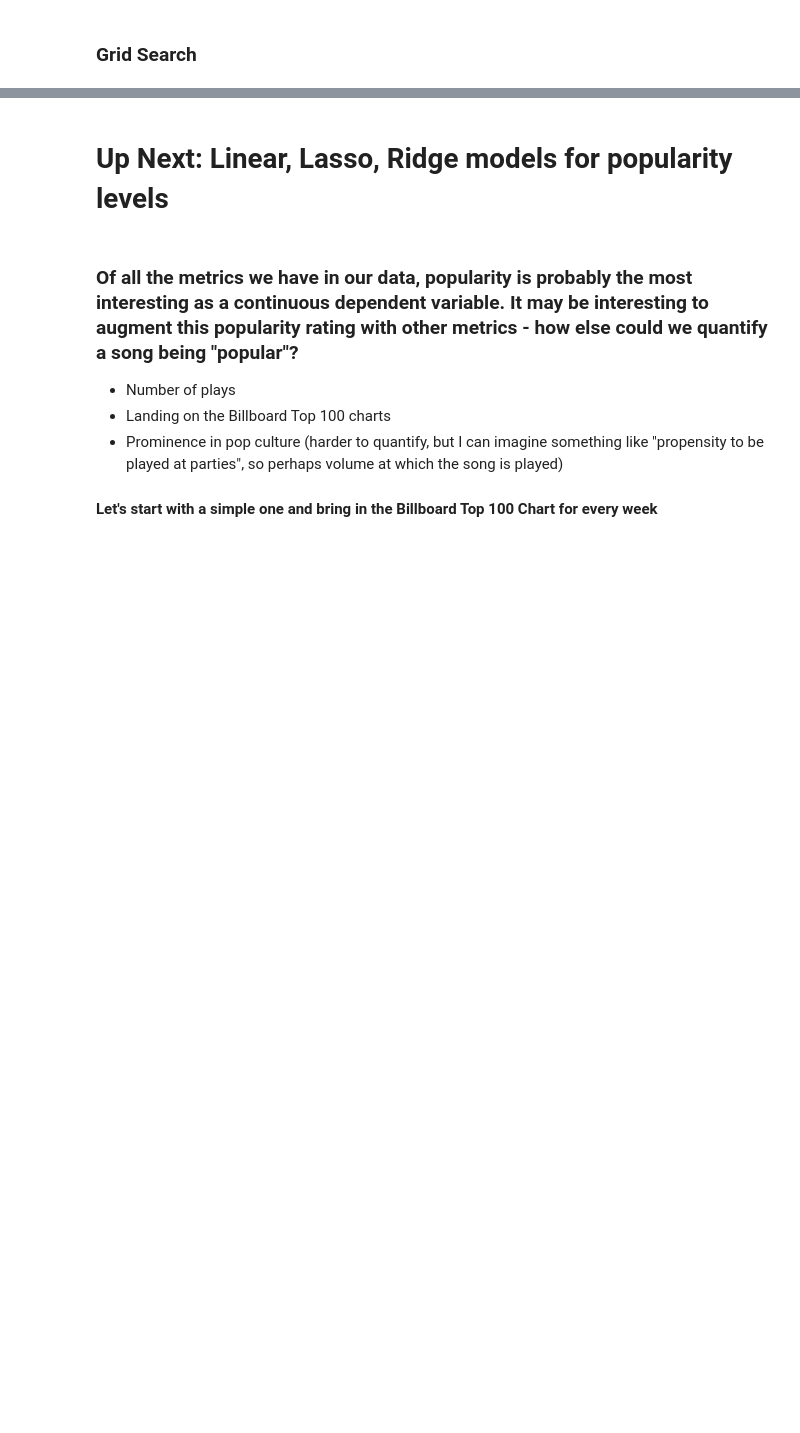
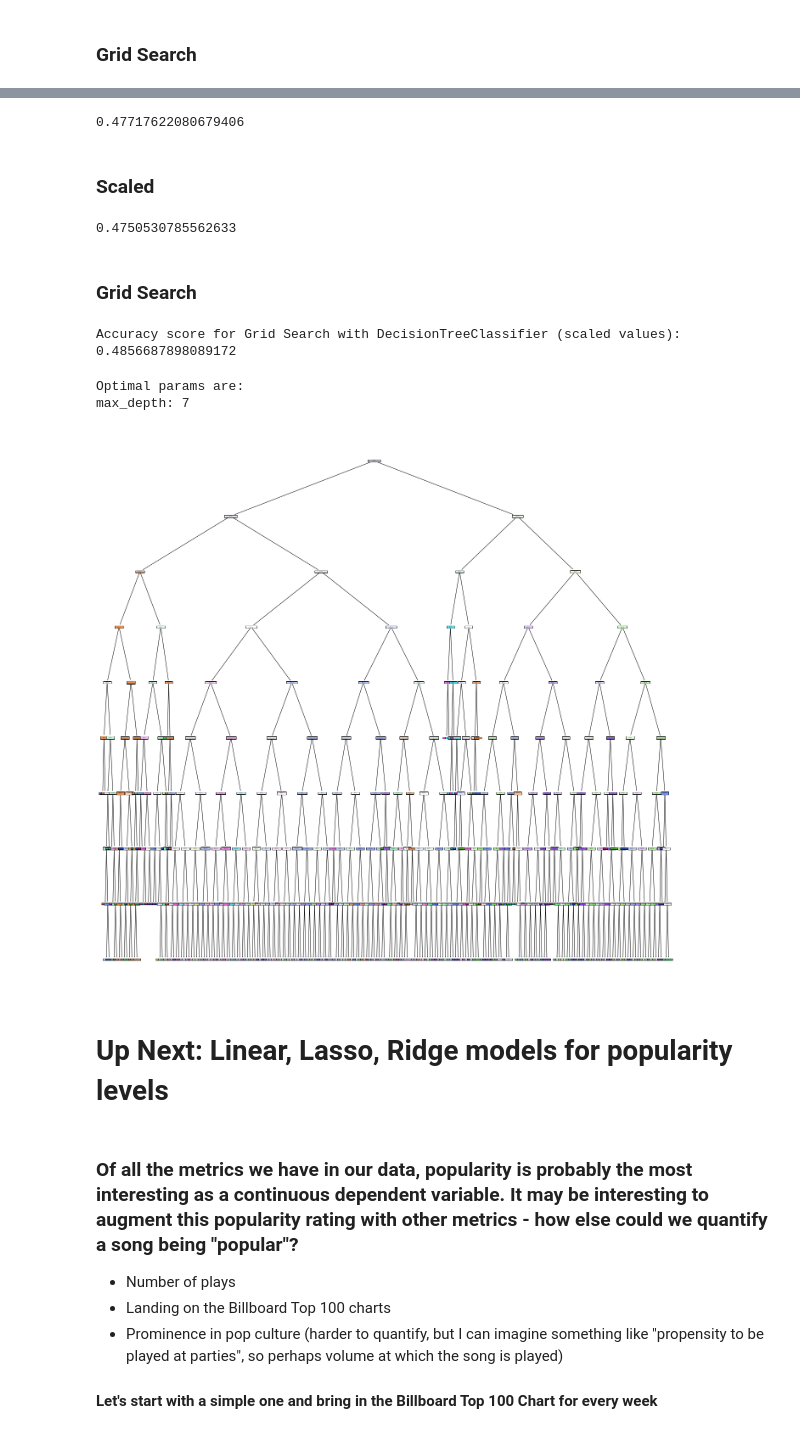
Before and after one commit to chriskeating/grammy-predictions, a Jupyter notebook: popularity.ipynb, the cells around one changed output, grey strips where cells are left out. Saved outputs shown, nothing was run; the diff lists cells and outputs as text; code cells hidden in the pictures; blank space fills up the shorter version.

Commit message:
Add decision tree with GS

```diff
--- a/popularity.ipynb
+++ b/popularity.ipynb
@@ -269,3 +273,43 @@ weights: distance
+# %%
+from sklearn.tree import DecisionTreeClassifier
+tree = DecisionTreeClassifier(max_depth=9)
+tree.fit(X_train, y_train)
+tree.score(X_test, y_test)
+# %% [output]
+0.47717622080679406
+# %% [markdown]
+### Scaled
+# %%
+tree = DecisionTreeClassifier(max_depth=9)
+tree.fit(X_train_scaled, y_train)
+tree.score(X_test_scaled, y_test)
+# %% [output]
+0.4750530785562633
+# %% [markdown]
+### Grid Search
+# %%
+from sklearn.model_selection import GridSearchCV
+params = {'max_depth': range(1, 20)}
+gs = GridSearchCV(DecisionTreeClassifier(), params, n_jobs=-1)
+gs.fit(X_train_scaled, y_train)
+gs.score(X_test_scaled, y_test)
+print('Accuracy score for Grid Search with DecisionTreeClassifier (scaled values): ', gs.score(X_test_scaled, y_test))
+# %% [output]
+Accuracy score for Grid Search with DecisionTreeClassifier (scaled values):  0.4856687898089172
+# %%
+best_paramters = gs.best_params_
+print('Optimal params are:')
+for key in best_paramters:
+    print(key + ': ' + str(best_paramters[key]))
+# %% [output]
+Optimal params are:
+max_depth: 7
+# %%
+from sklearn.tree import plot_tree
+plt.figure(figsize=(24, 24))
+plot_tree(tree, filled=True, feature_names=X_train.columns);
+# %% [output]
+[figure, added]
 # %% [markdown]
 # Up Next: Linear, Lasso, Ridge models for popularity levels
 # %% [markdown]
```
Also changed, not shown: parts of 18 cells of this notebook.
